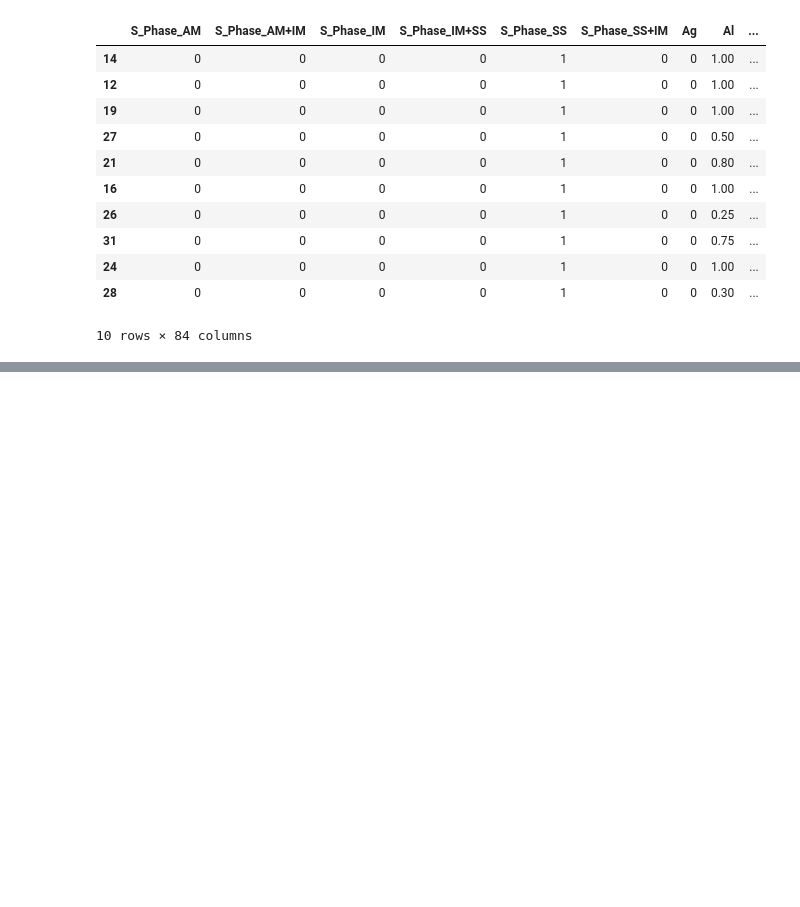
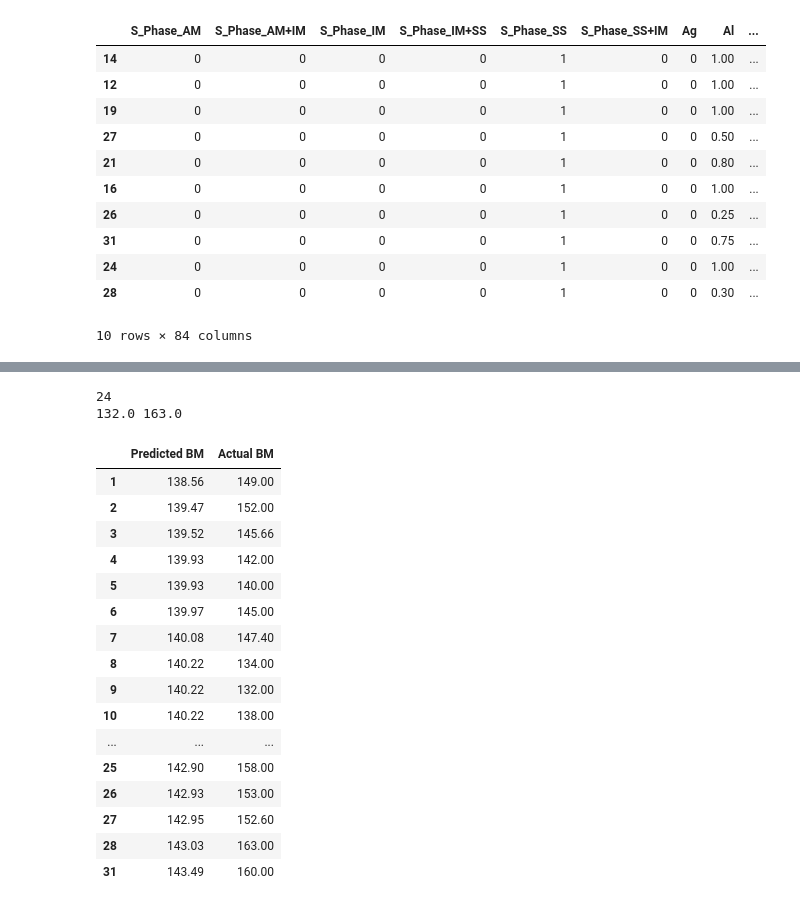
Before and after one commit to manju838/Design-of-High-Strength-HEAs-using-ML, a Jupyter notebook: HEA_New_Folder/Code_Notebooks/Random_Validation_Test.ipynb, the cells around one changed output, grey strips where cells are left out. Drawn from its saved outputs; the diff is of its cells as text; code cells hidden in the pictures; blank space fills up the shorter version.

```diff
--- a/HEA_New_Folder/Code_Notebooks/Random_Validation_Test.ipynb
+++ b/HEA_New_Folder/Code_Notebooks/Random_Validation_Test.ipynb
@@ -163,0 +194,25 @@ test.iloc[best_10_indices].to_csv("../Datasets/Compositions for 10 best Bulk Mod
+# %%
+compare_df = test[['Predicted BM','Actual BM']].dropna()
+print(len(compare_df))
+print(min(compare_df['Actual BM']), max(compare_df['Actual BM']))
+compare_df
+# %% [output]
+24
+132.0 163.0
+|  | Predicted BM | Actual BM |
+| 1 | 138.56 | 149.00 |
+| 2 | 139.47 | 152.00 |
+| 3 | 139.52 | 145.66 |
+| 4 | 139.93 | 142.00 |
+| 5 | 139.93 | 140.00 |
+| 6 | 139.97 | 145.00 |
+| 7 | 140.08 | 147.40 |
+| 8 | 140.22 | 134.00 |
+| 9 | 140.22 | 132.00 |
+| 10 | 140.22 | 138.00 |
+| ... | ... | ... |
+| 25 | 142.90 | 158.00 |
+| 26 | 142.93 | 153.00 |
+| 27 | 142.95 | 152.60 |
+| 28 | 143.03 | 163.00 |
+| 31 | 143.49 | 160.00 |
```
Also changed, not shown: parts of 4 cells of this notebook, 1 other file.
